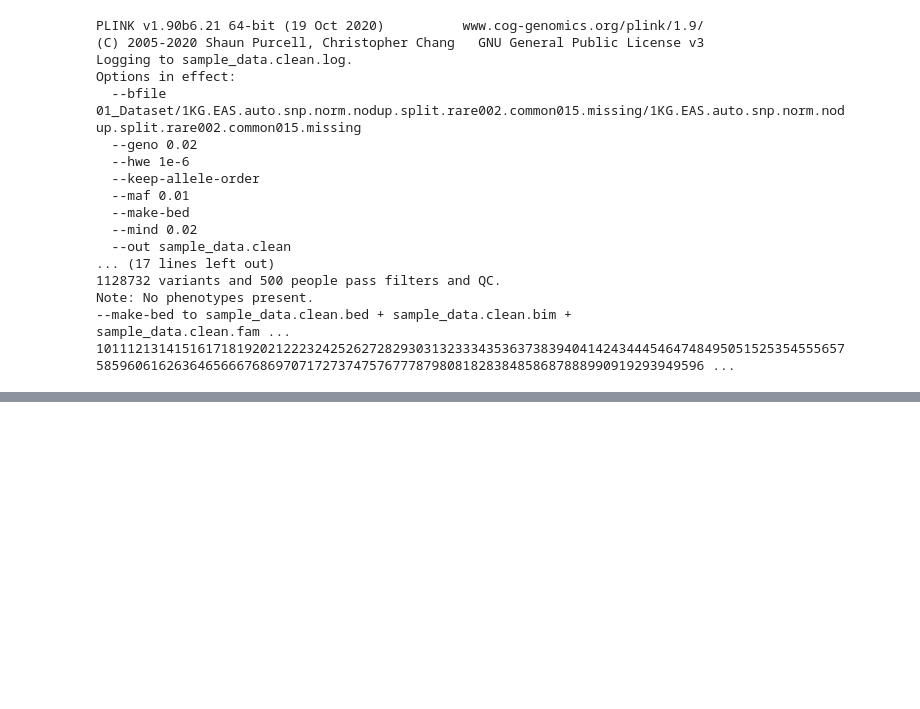
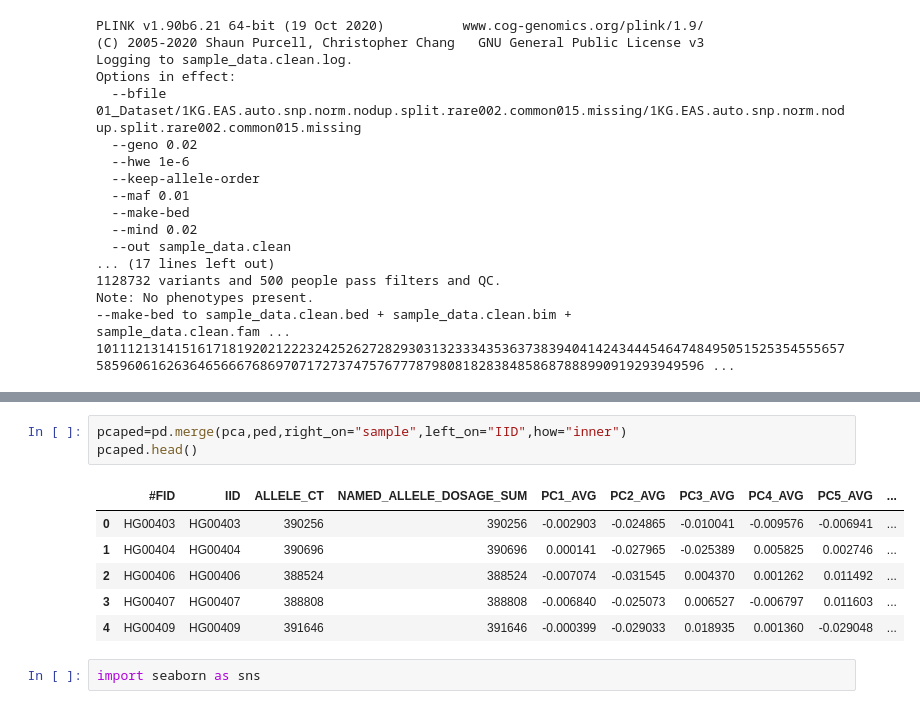
Before and after one commit to IbrahimFangary/GWAS_MR_poject, a Jupyter notebook: pre-GWAS and QC.ipynb, the cells around one changed output, grey strips where cells are left out. Cells and saved outputs as stored; diff of their text form; blank space fills up the shorter version.

```diff
--- a/pre-GWAS and QC.ipynb
+++ b/pre-GWAS and QC.ipynb
@@ -374,0 +657,12 @@ sample_data.clean.fam ... 101112131415161718192021222324252627282930313233343536
+# %%
+pcaped=pd.merge(pca,ped,right_on="sample",left_on="IID",how="inner")
+pcaped.head()
+# %% [output]
+|  | #FID | IID | ALLELE_CT | NAMED_ALLELE_DOSAGE_SUM | PC1_AVG | PC2_AVG | PC3_AVG | PC4_AVG | PC5_AVG | ... |
+| 0 | HG00403 | HG00403 | 390256 | 390256 | -0.002903 | -0.024865 | -0.010041 | -0.009576 | -0.006941 | ... |
+| 1 | HG00404 | HG00404 | 390696 | 390696 | 0.000141 | -0.027965 | -0.025389 | 0.005825 | 0.002746 | ... |
+| 2 | HG00406 | HG00406 | 388524 | 388524 | -0.007074 | -0.031545 | 0.004370 | 0.001262 | 0.011492 | ... |
+| 3 | HG00407 | HG00407 | 388808 | 388808 | -0.006840 | -0.025073 | 0.006527 | -0.006797 | 0.011603 | ... |
+| 4 | HG00409 | HG00409 | 391646 | 391646 | -0.000399 | -0.029033 | 0.018935 | 0.001360 | -0.029048 | ... |
+# %%
+import seaborn as sns
```
Also changed, not shown: parts of 28 cells of this notebook.
